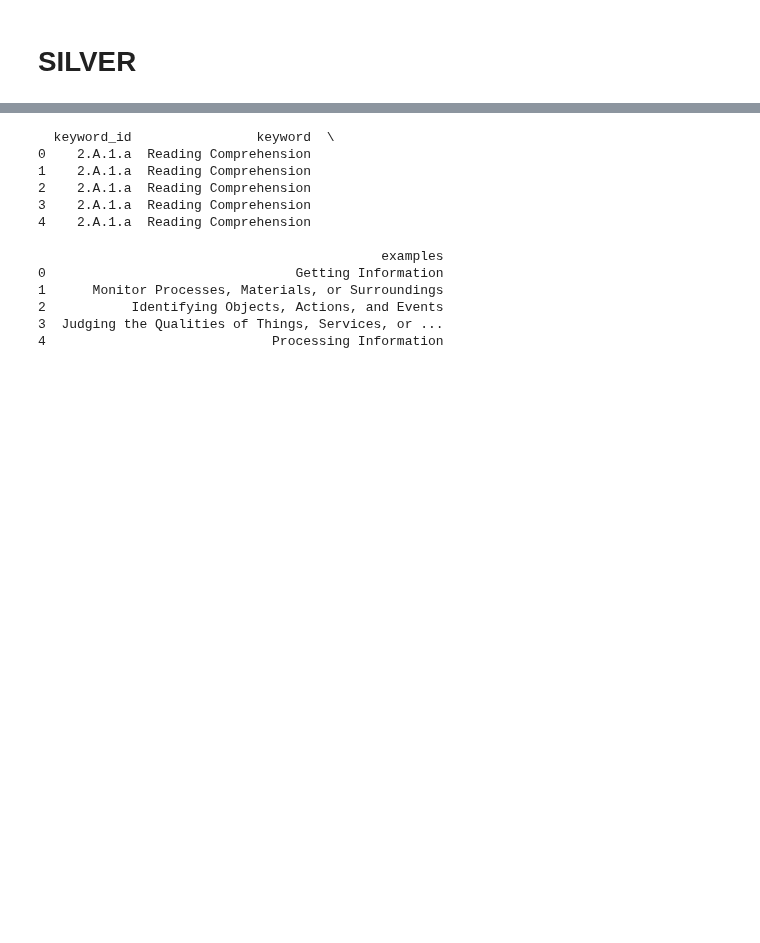
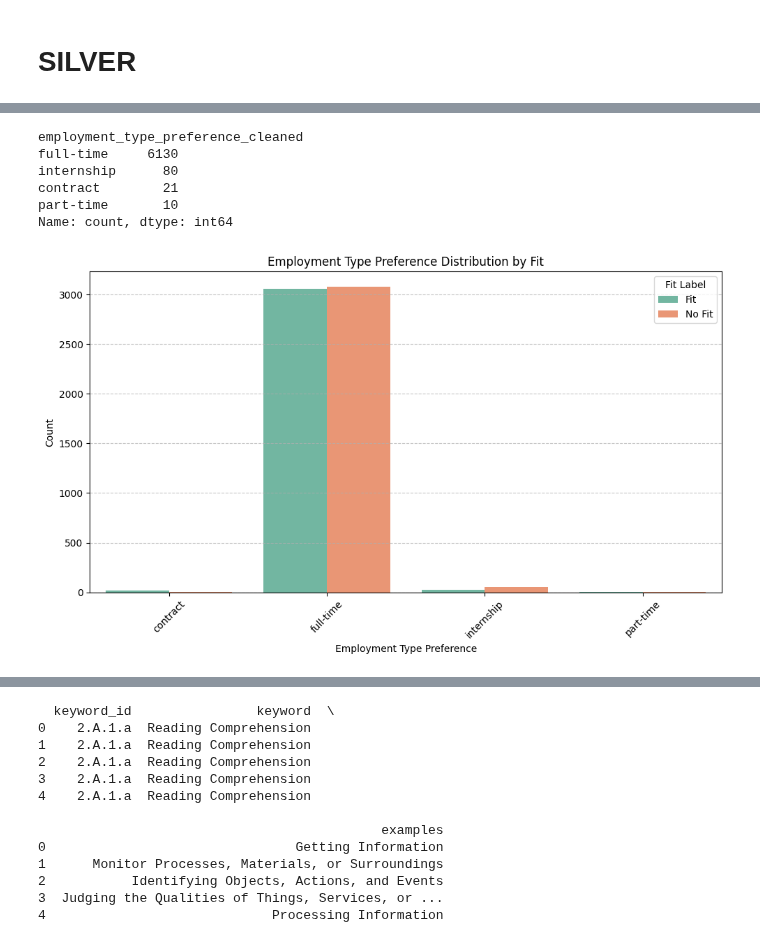
Before and after one commit to YeOldMan23/jobmirror, a Jupyter notebook: data-processing_mistral.ipynb, the cells around one changed output, grey strips where cells are left out. Cells and saved outputs as stored; diff of their text form; code cells hidden in the pictures; blank space fills up the shorter version.

```diff
--- a/data-processing_mistral.ipynb
+++ b/data-processing_mistral.ipynb
@@ -771,0 +619,54 @@ from googleapiclient.http import MediaFileUpload
+# %%
+def clean_employment_type(val):
+    if pd.isna(val):
+        return 'full-time' \
+
+    val = str(val).lower()  \
+
+    if any(keyword in val for keyword in ['full', 'remote', 'flexible', 'fte']):
+        return 'full-time'
+    elif 'part' in val:
+        return 'part-time'
+    elif 'intern' in val:
+        return 'internship'
+    elif 'contract' in val:
+        return 'contract'
+    else:
+        return 'full-time'
+
+# Apply the function
+df_resume_label_joined['employment_type_preference_cleaned'] = df_resume_label_joined['employment_type_preference'].apply(clean_employment_type)
+
+# Check new counts
+print(df_resume_label_joined['employment_type_preference_cleaned'].value_counts())
+# %% [output]
+employment_type_preference_cleaned
+full-time     6130
+internship      80
+contract        21
+part-time       10
+Name: count, dtype: int64
+# %%
+import seaborn as sns
+
+# Group and count the data
+group_counts = df_resume_label_joined.groupby(['employment_type_preference_cleaned', 'fit_grouped']).size().reset_index(name='counts')
+
+# Plot
+plt.figure(figsize=(10,6))
+sns.barplot(data=group_counts,
+            x='employment_type_preference_cleaned',
+            y='counts',
+            hue='fit_grouped',
+            palette='Set2')
+
+plt.title('Employment Type Preference Distribution by Fit')
+plt.xlabel('Employment Type Preference')
+plt.ylabel('Count')
+plt.xticks(rotation=45)
+plt.grid(axis='y', linestyle='--', alpha=0.7)
+plt.legend(title='Fit Label')
+plt.tight_layout()
+plt.show()
+# %% [output]
+[figure, added]
```
Also changed, not shown: parts of 74 cells of this notebook, 1 other file.
